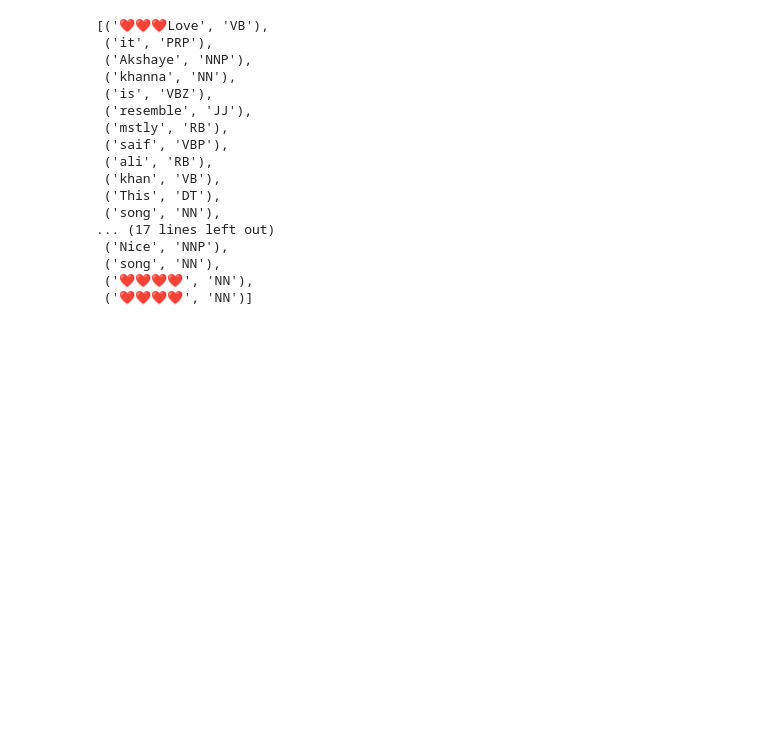
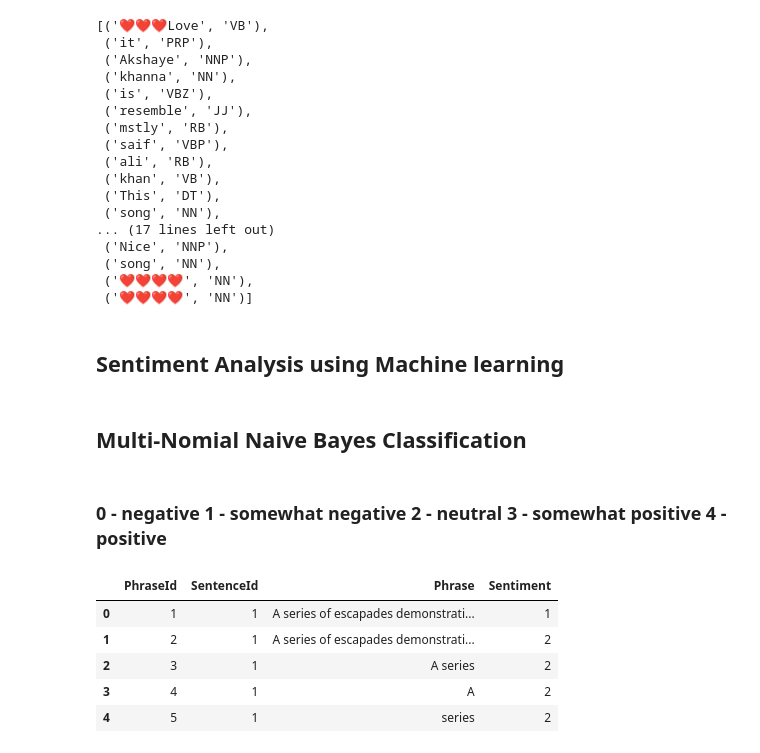
Before and after one commit to prateektater/sentimentAnalysis, a Jupyter notebook: sentiment analysis.ipynb, the cells around one changed output. Saved outputs shown, nothing was run; the diff lists cells and outputs as text; code cells hidden in the pictures; blank space fills up the shorter version.

Commit message:
setiment analysis using Multi-Nomial Naive Bayes Classification

```diff
--- a/sentiment analysis.ipynb
+++ b/sentiment analysis.ipynb
@@ -236,3 +236,9 @@ nltk.pos_tag(tokenized_word)
  ('song', 'NN'),
  ('❤️❤️❤️❤️', 'NN'),
  ('❤️❤️❤️❤️', 'NN')]
+# %% [markdown]
+## Sentiment Analysis using Machine learning
+# %% [markdown]
+## Multi-Nomial Naive Bayes Classification
+# %% [markdown]
+### 0 - negative 1 - somewhat negative 2 - neutral 3 - somewhat positive 4 - positive
@@ -238,0 +247,9 @@ nltk.pos_tag(tokenized_word)
+# %%
+data.head()
+# %% [output]
+|  | PhraseId | SentenceId | Phrase | Sentiment |
+| 0 | 1 | 1 | A series of escapades demonstrati... | 1 |
+| 1 | 2 | 1 | A series of escapades demonstrati... | 2 |
+| 2 | 3 | 1 | A series | 2 |
+| 3 | 4 | 1 | A | 2 |
+| 4 | 5 | 1 | series | 2 |
```
Also changed, not shown: parts of 5 cells of this notebook, 1 other file.
